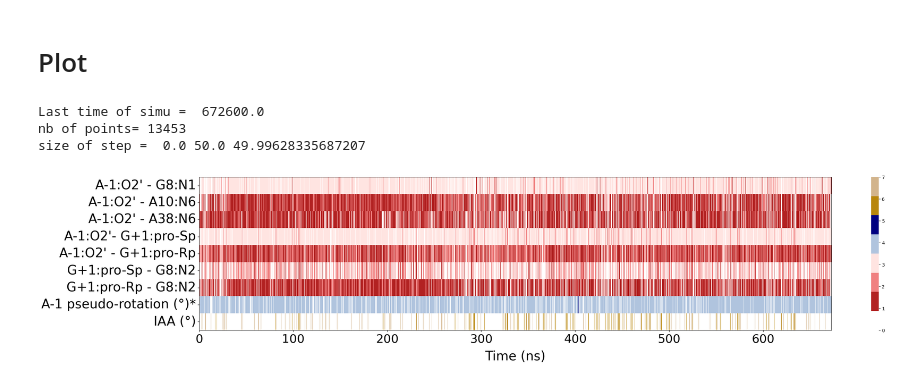
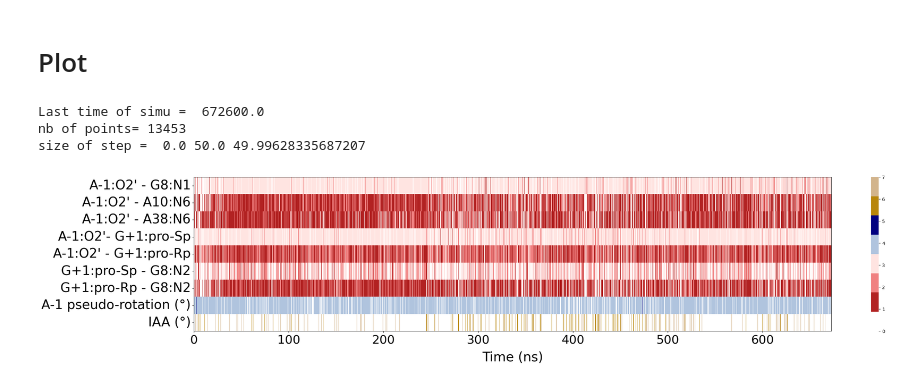
Before and after one commit to SeleneForget/RNA-analysis, a Jupyter notebook: Jupyter_Notebooks/MD-traj_local_Fingerprints.ipynb, the cells around one changed output. Saved outputs shown, nothing was run; the diff lists cells and outputs as text; code cells hidden in the pictures.

```diff
--- a/Jupyter_Notebooks/MD-traj_local_Fingerprints.ipynb
+++ b/Jupyter_Notebooks/MD-traj_local_Fingerprints.ipynb
@@ -52,11 +52,12 @@ Long_names = ["A-1:O2' - G8:N1",
              "A-1:O2' - G+1:pro-Rp",
              "G+1:pro-Sp - G8:N2",
              "G+1:pro-Rp - G8:N2",
-             "A-1 pseudo-rotation (°)*",
+             "A-1 pseudo-rotation (°)",
              'IAA (°)']
 # %%
 custom_colors = ['white','firebrick', 'lightcoral', 'mistyrose','lightsteelblue','navy','darkgoldenrod','tan']
 custom_cmap = ListedColormap(custom_colors)
+
 
 
 # Load time component.
@@ -73,7 +74,7 @@ xticks_positions = [i*1000/step for i in new_xticks]
 # Organize the data in a 2D array
 Emptyarray=np.zeros((len(time),len(Data_names)))
 
-for d in [0,1,2,3,4,5,6]:
+for d in [0,1,2,3,4,5,6]: # only the distances
     data = df[Data_names[d]]
     for k in range(len(data)):
         if data[k]<=3.1 :
@@ -84,7 +85,7 @@ for d in [0,1,2,3,4,5,6]:
             Emptyarray[k,d]=3
 
 d=7
-pu = df[Data_names[d]]
+pu = df['A-1_puckering_pseudorot']
 for k in range(len(pu)):
     if 0<= pu[k] <= 36:
         Emptyarray[k,d]=4
@@ -93,7 +94,7 @@ for k in range(len(pu)):
 
 
 d=8
-IAA = df[Data_names[d]]
+IAA = df['IAA']
 for k in range(len(IAA)):
     if 140 <= IAA[k] :
         #print("k=",k,"d=",d)
@@ -117,31 +118,31 @@ sns.heatmap(Bool_df_tr, cmap=custom_cmap,vmin=0, vmax=7)
 # Ajouter un cadre en ajustant les limites des axes
 ax.spines['top'].set_visible(True)
 ax.spines['bottom'].set_visible(True)
 ax.spines['right'].set_visible(True)
 ax.spines['left'].set_visible(True)
 
 
 # Set the new xticks labels and their positions
 ax.set_xticks(xticks_positions)
 ax.set_xticklabels(new_xticks, fontsize=26, rotation = 0)  # You can customize the rotation
 ax.tick_params(axis='y', labelsize= 28)
 
 # Customize the x-axis label text
 x_axis_label_text = "Time (ns)"  # Replace with your desired label text
 
 # Set the x-axis label
 ax.set_xlabel(x_axis_label_text, fontsize=28)
 
 # Customize the rotation of the x-axis label if needed
 ax.xaxis.set_label_coords(0.5, -0.13)  # Adjust the coordinates for positioning
 
 # Save the figure
 plt.savefig( myPath + myName + "_reduced-fingerprints.pdf", bbox_inches='tight')
 
 # Show the plot
 plt.show()
 # %% [output]
 Last time of simu =  672600.0
 nb of points= 13453
 size of step =  0.0 50.0 49.99628335687207
-[figure, old version]
+[figure, new version]
```
Also changed, not shown: 3 other files.
